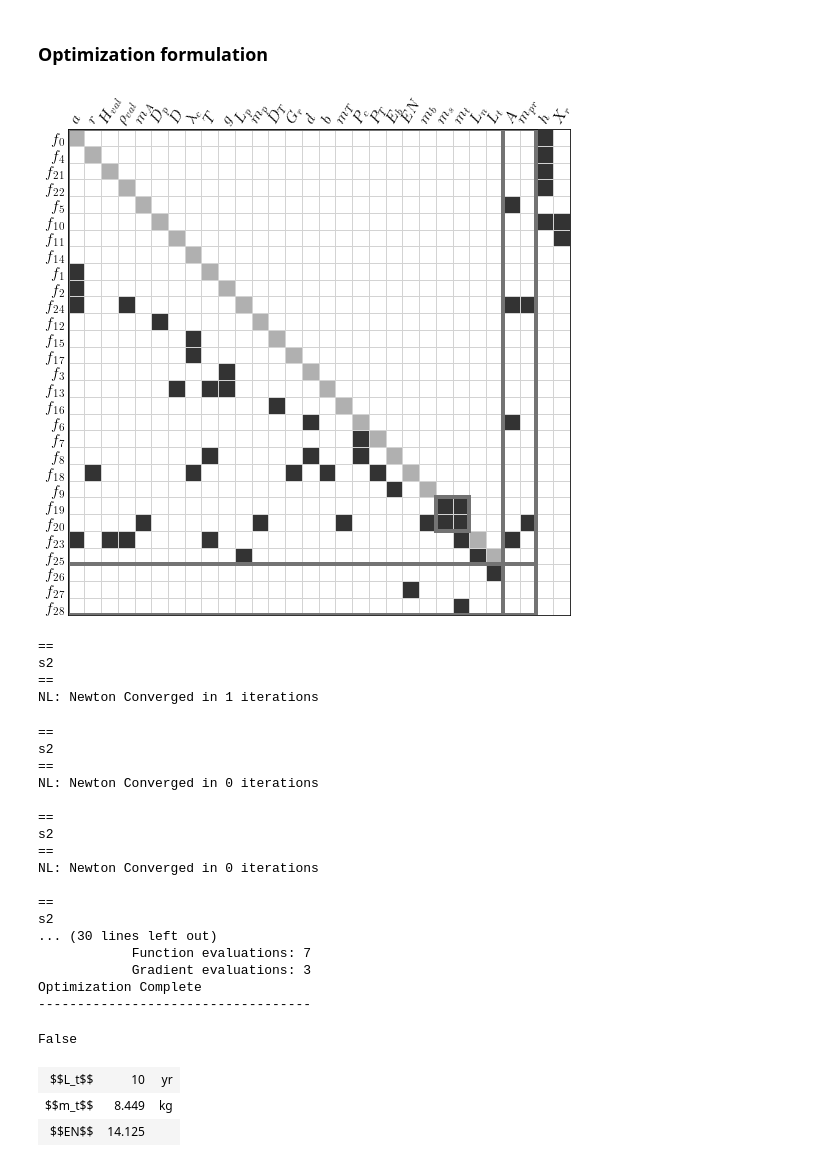
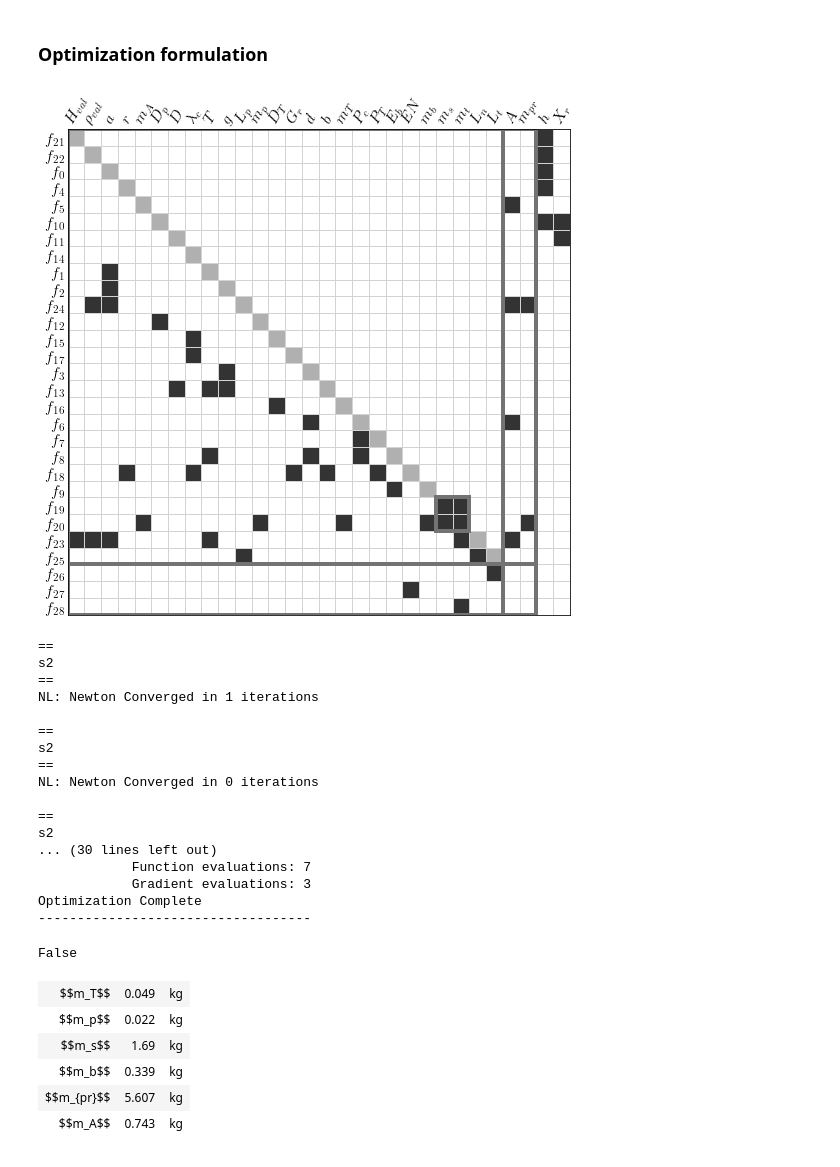
Before and after one commit to norheim/minimdo, a Jupyter notebook: minimdo/satellite/sat_opt.ipynb, the cells around one changed output. Cells and saved outputs as stored; diff of their text form; code cells hidden in the pictures.

```diff
--- a/minimdo/satellite/sat_opt.ipynb
+++ b/minimdo/satellite/sat_opt.ipynb
@@ -21,8 +21,9 @@ plt.rcParams['text.usetex'] = True
 # %% [markdown]
 ### Configuration
 # %%
-global run_optimal_structure
-def f(optimal_structure):
-    global run_optimal_structure
-    run_optimal_structure=optimal_structure
-interact(f, optimal_structure=True);
+run_optimal_structure = False
+# global run_optimal_structure
+# def f(optimal_structure):
+#     global run_optimal_structure
+#     run_optimal_structure=optimal_structure
+# interact(f, optimal_structure=True);
@@ -102,7 +101,7 @@ edges_ma_opt_noparam = edges_no_param(model, edges_ma_opt)
 _, ax = render_incidence(edges_ma_opt_noparam, tree_ma_opt, rawvarname=True,
                          dispendcomp=False, hideticks=True, patchwidth=4, figsize=((9,9)))
 # %% [output]
-[figure, old version]
+[figure, new version]
 # %%
 prob, mdao_in, groups, namingfunc = model_to_problem(model,
                         formulation=(edges_ma_opt, tree_ma_opt),
@@ -113,19 +112,14 @@ prob.set_val('h', 400)
 #prob.set_val('EN', 14.125)
 prob.set_val('X_r', 5)
 # %%
-prob.run_model()
+#prob.run_model()
-# %% [output]
-==
-s2
-==
-NL: Newton Converged in 1 iterations
 # %%
 prob.run_driver()
 # %% [output]
 ==
 s2
 ==
-NL: Newton Converged in 0 iterations
+NL: Newton Converged in 1 iterations
 
 ==
 s2
@@ -141,11 +135,15 @@ Optimization Complete
 -----------------------------------
 False
 # %%
-print_inputs(model, prob, namingfunc, ['m_t','EN', 'L_t'])
+#print_inputs(model, prob, namingfunc, ['m_t','EN', 'L_t'])
+print_inputs(model, prob, namingfunc, ['m_A','m_p', 'm_T', 'm_b', 'm_s','m_{pr}'])
 # %% [output]
-| $$L_t$$ | 10 | yr |
-| $$m_t$$ | 8.449 | kg |
-| $$EN$$ | 14.125 |  |
+| $$m_T$$ | 0.049 | kg |
+| $$m_p$$ | 0.022 | kg |
+| $$m_s$$ | 1.69 | kg |
+| $$m_b$$ | 0.339 | kg |
+| $$m_{pr}$$ | 5.607 | kg |
+| $$m_A$$ | 0.743 | kg |
 # %%
 prob.list_problem_vars(desvar_opts=['lower','upper'], cons_opts=['lower', 'upper', 'equals']);
 # %% [output]
```
Also changed, not shown: parts of 4 cells of this notebook, 3 other files.
